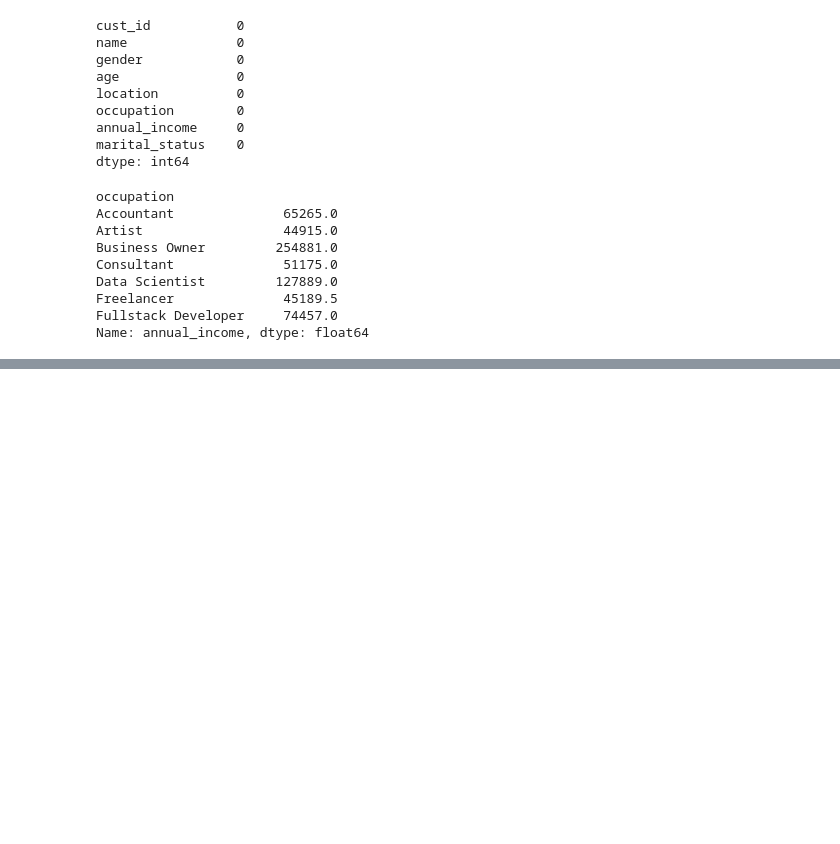
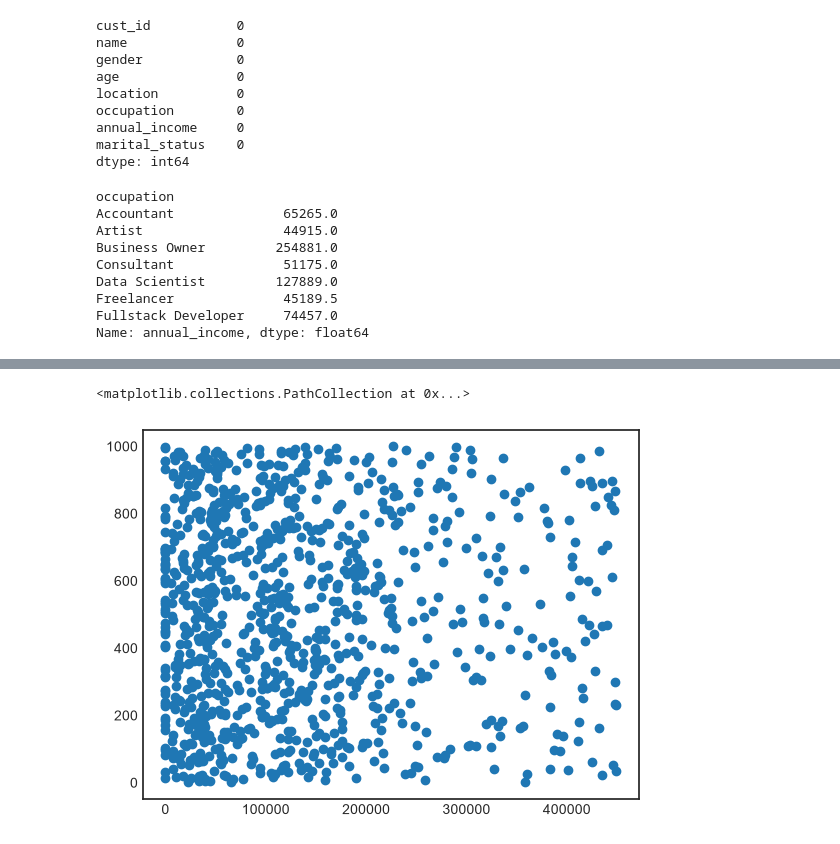
Before and after one commit to vaibhavavhad264/data_science, a Jupyter notebook: Bank Project/some pre analysis.ipynb, the cells around one changed output, grey strips where cells are left out. Drawn from its saved outputs; the diff is of its cells as text; code cells hidden in the pictures; blank space fills up the shorter version.

```diff
--- a/Bank Project/some pre analysis.ipynb
+++ b/Bank Project/some pre analysis.ipynb
@@ -95,0 +107,5 @@ df_cust
+# %%
+plt.scatter(df_cust.annual_income, df_cust.cust_id)
+# %% [output]
+<matplotlib.collections.PathCollection at 0x...>
+[figure, added]
```
Also changed, not shown: parts of 60 cells of this notebook.
